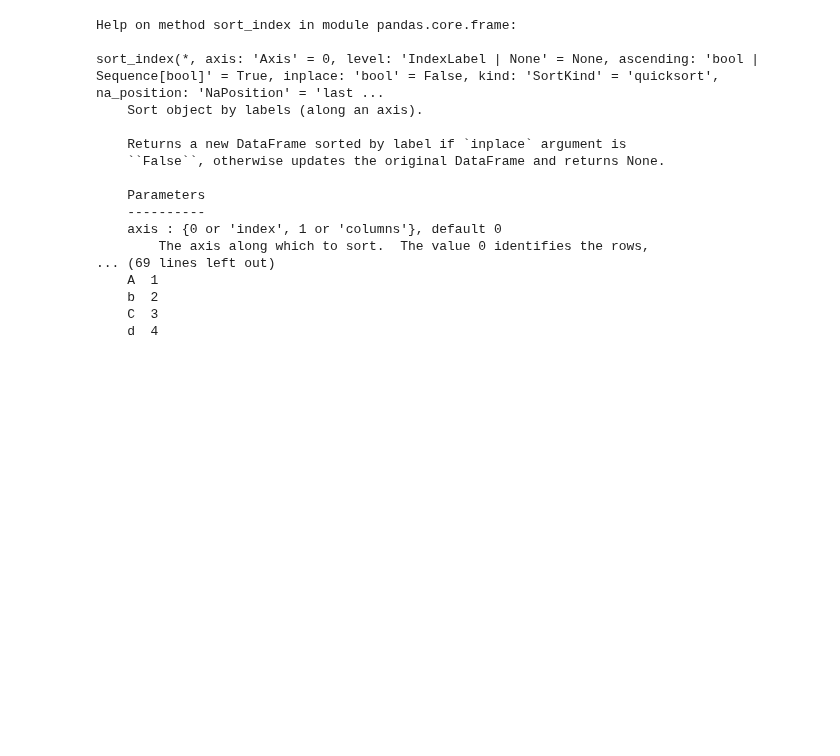
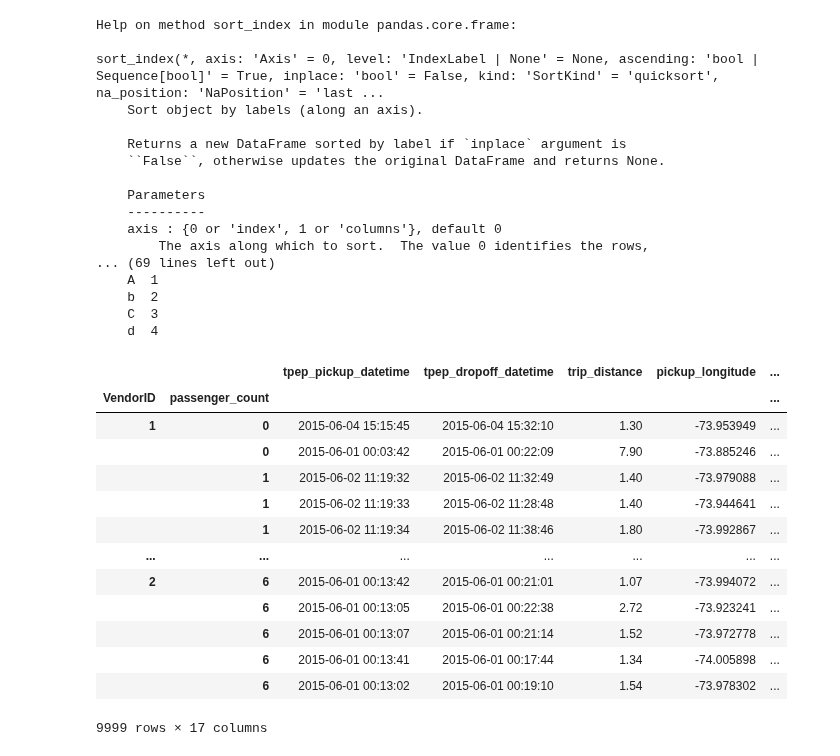
Before and after one commit to reuven/apple-2024-q4-data, a Jupyter notebook: Apple - 2024-10October-01.ipynb, the cells around one changed output. Cells and saved outputs as stored; diff of their text form; code cells hidden in the pictures; blank space fills up the shorter version.

```diff
--- a/Apple - 2024-10October-01.ipynb
+++ b/Apple - 2024-10October-01.ipynb
@@ -730,3 +730,24 @@ sort_index(*, axis: 'Axis' = 0, level: 'IndexLabel | None' = None, ascending: 'b
     b  2
     C  3
     d  4
+# %%
+df = (pd
+     .read_csv('taxi.csv', index_col=['VendorID', 'passenger_count'])
+     .sort_index()
+     )
+df
+# %% [output]
+|  |  | tpep_pickup_datetime | tpep_dropoff_datetime | trip_distance | pickup_longitude | ... |
+| VendorID | passenger_count |  |  |  |  | ... |
+| 1 | 0 | 2015-06-04 15:15:45 | 2015-06-04 15:32:10 | 1.30 | -73.953949 | ... |
+|  | 0 | 2015-06-01 00:03:42 | 2015-06-01 00:22:09 | 7.90 | -73.885246 | ... |
+|  | 1 | 2015-06-02 11:19:32 | 2015-06-02 11:32:49 | 1.40 | -73.979088 | ... |
+|  | 1 | 2015-06-02 11:19:33 | 2015-06-02 11:28:48 | 1.40 | -73.944641 | ... |
+|  | 1 | 2015-06-02 11:19:34 | 2015-06-02 11:38:46 | 1.80 | -73.992867 | ... |
+| ... | ... | ... | ... | ... | ... | ... |
+| 2 | 6 | 2015-06-01 00:13:42 | 2015-06-01 00:21:01 | 1.07 | -73.994072 | ... |
+|  | 6 | 2015-06-01 00:13:05 | 2015-06-01 00:22:38 | 2.72 | -73.923241 | ... |
+|  | 6 | 2015-06-01 00:13:07 | 2015-06-01 00:21:14 | 1.52 | -73.972778 | ... |
+|  | 6 | 2015-06-01 00:13:41 | 2015-06-01 00:17:44 | 1.34 | -74.005898 | ... |
+|  | 6 | 2015-06-01 00:13:02 | 2015-06-01 00:19:10 | 1.54 | -73.978302 | ... |
+9999 rows × 17 columns
```
Also changed, not shown: parts of 3 cells of this notebook.
